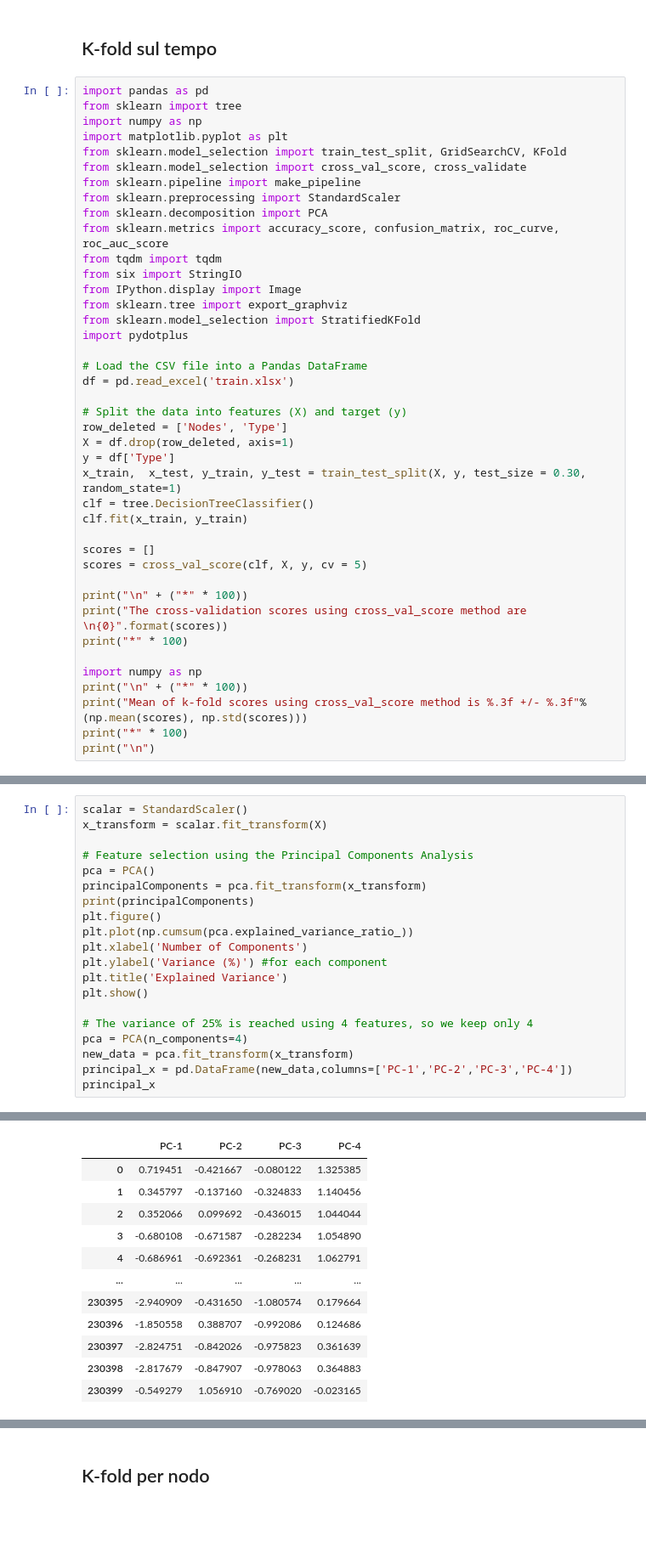
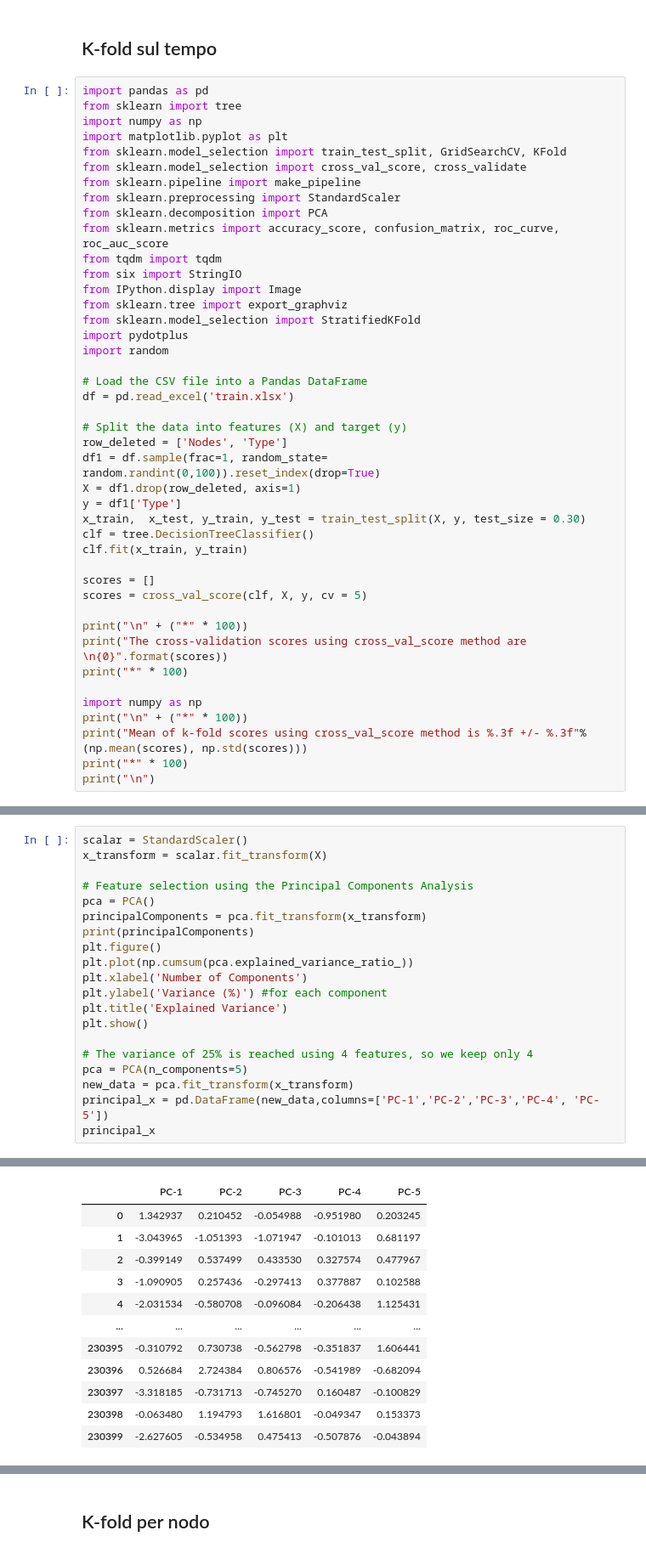
Before and after one commit to francescapunzetti/Complex_Network, a Jupyter notebook: tree.ipynb, the cells around one changed output, grey strips where cells are left out. Shown at 85% size. Saved outputs shown, nothing was run; the diff lists cells and outputs as text; blank space fills up the shorter version.

```diff
--- a/tree.ipynb
+++ b/tree.ipynb
@@ -17,15 +17,17 @@ from IPython.display import Image
 from sklearn.tree import export_graphviz
 from sklearn.model_selection import StratifiedKFold
 import pydotplus
+import random
 
 # Load the CSV file into a Pandas DataFrame
 df = pd.read_excel('train.xlsx')
 
 # Split the data into features (X) and target (y)
 row_deleted = ['Nodes', 'Type']
-X = df.drop(row_deleted, axis=1)
-y = df['Type']
-x_train,  x_test, y_train, y_test = train_test_split(X, y, test_size = 0.30, random_state=1)
+df1 = df.sample(frac=1, random_state= random.randint(0,100)).reset_index(drop=True)
+X = df1.drop(row_deleted, axis=1)
+y = df1['Type']
+x_train,  x_test, y_train, y_test = train_test_split(X, y, test_size = 0.30)
 clf = tree.DecisionTreeClassifier()
 clf.fit(x_train, y_train)
 
@@ -74,8 +108,8 @@ plt.title('Explained Variance')
 plt.show()
 
 # The variance of 25% is reached using 4 features, so we keep only 4
-pca = PCA(n_components=4)
+pca = PCA(n_components=5)
 new_data = pca.fit_transform(x_transform)
-principal_x = pd.DataFrame(new_data,columns=['PC-1','PC-2','PC-3','PC-4'])
+principal_x = pd.DataFrame(new_data,columns=['PC-1','PC-2','PC-3','PC-4', 'PC-5'])
 principal_x
 # %% [output]
@@ -96,12 +130,12 @@ principal_x
-|  | PC-1 | PC-2 | PC-3 | PC-4 |
-| 0 | 0.719451 | -0.421667 | -0.080122 | 1.325385 |
-| 1 | 0.345797 | -0.137160 | -0.324833 | 1.140456 |
-| 2 | 0.352066 | 0.099692 | -0.436015 | 1.044044 |
-| 3 | -0.680108 | -0.671587 | -0.282234 | 1.054890 |
-| 4 | -0.686961 | -0.692361 | -0.268231 | 1.062791 |
-| ... | ... | ... | ... | ... |
-| 230395 | -2.940909 | -0.431650 | -1.080574 | 0.179664 |
-| 230396 | -1.850558 | 0.388707 | -0.992086 | 0.124686 |
-| 230397 | -2.824751 | -0.842026 | -0.975823 | 0.361639 |
-| 230398 | -2.817679 | -0.847907 | -0.978063 | 0.364883 |
-| 230399 | -0.549279 | 1.056910 | -0.769020 | -0.023165 |
+|  | PC-1 | PC-2 | PC-3 | PC-4 | PC-5 |
+| 0 | 1.342937 | 0.210452 | -0.054988 | -0.951980 | 0.203245 |
+| 1 | -3.043965 | -1.051393 | -1.071947 | -0.101013 | 0.681197 |
+| 2 | -0.399149 | 0.537499 | 0.433530 | 0.327574 | 0.477967 |
+| 3 | -1.090905 | 0.257436 | -0.297413 | 0.377887 | 0.102588 |
+| 4 | -2.031534 | -0.580708 | -0.096084 | -0.206438 | 1.125431 |
+| ... | ... | ... | ... | ... | ... |
+| 230395 | -0.310792 | 0.730738 | -0.562798 | -0.351837 | 1.606441 |
+| 230396 | 0.526684 | 2.724384 | 0.806576 | -0.541989 | -0.682094 |
+| 230397 | -3.318185 | -0.731713 | -0.745270 | 0.160487 | -0.100829 |
+| 230398 | -0.063480 | 1.194793 | 1.616801 | -0.049347 | 0.153373 |
+| 230399 | -2.627605 | -0.534958 | 0.475413 | -0.507876 | -0.043894 |
```
Also changed, not shown: parts of 29 cells of this notebook.
